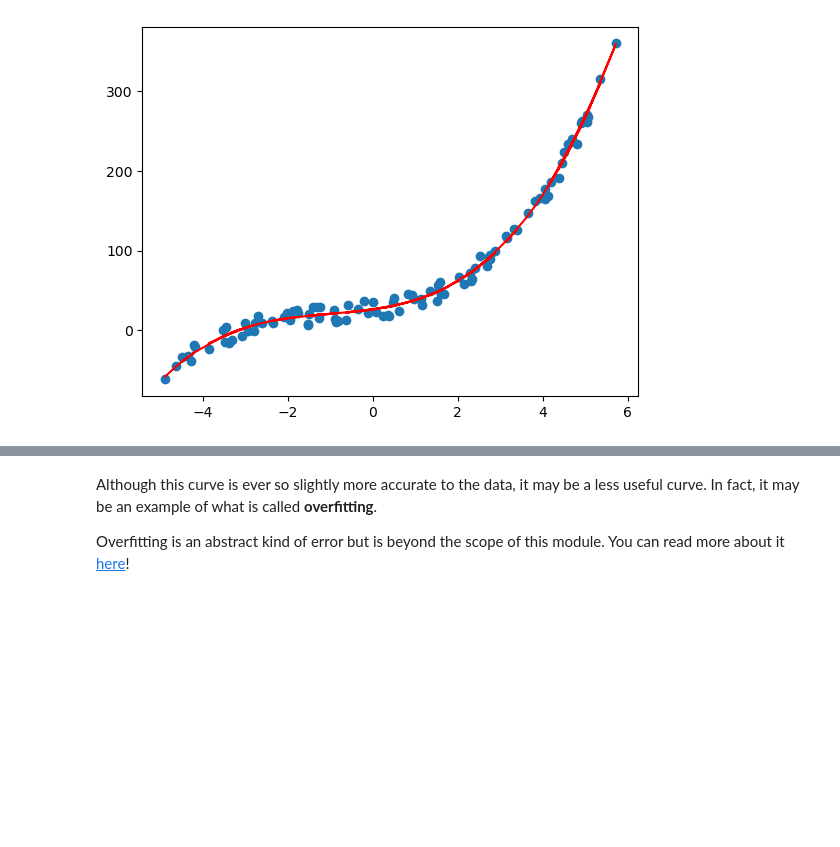
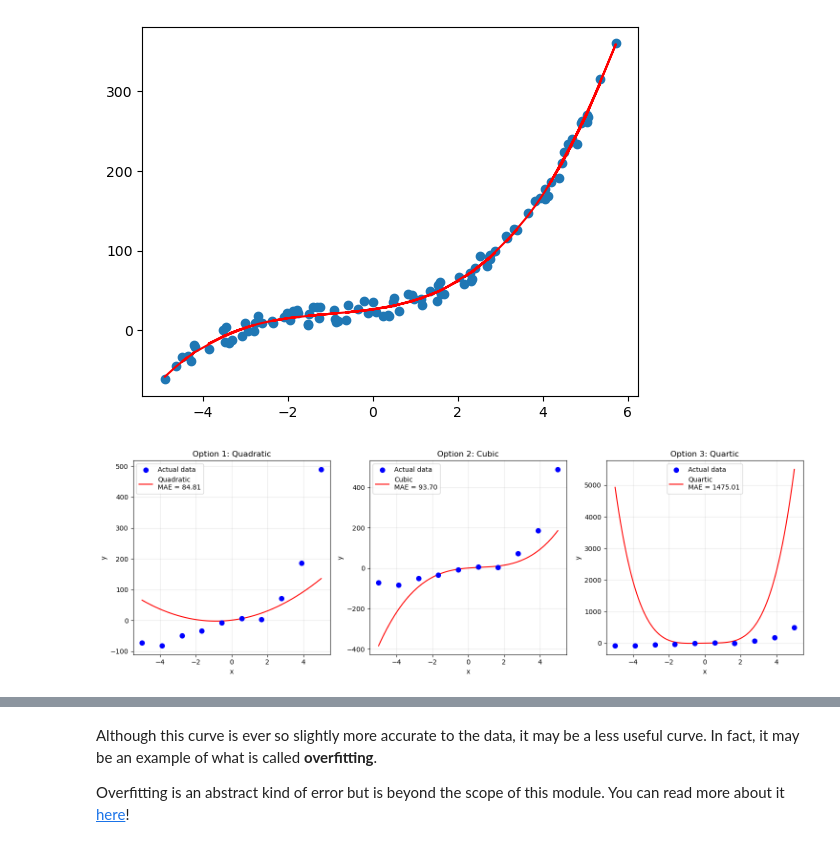
Before and after one commit to claireguoGH/bwsi-intro-python, a Jupyter notebook: mod5_intro_to_data_science/3_interpreting_data.ipynb, the cells around one changed output, grey strips where cells are left out. Drawn from its saved outputs; the diff is of its cells as text; code cells hidden in the pictures; blank space fills up the shorter version.

```diff
--- a/mod5_intro_to_data_science/3_interpreting_data.ipynb
+++ b/mod5_intro_to_data_science/3_interpreting_data.ipynb
@@ -109,3 +109,90 @@ plt.show()
 # %% [output]
 Mean error: 6.44
 [figure]
+# %%
+import numpy as np
+import pandas as pd
+import matplotlib.pyplot as plt
+
+# Given data
+x = np.linspace(-5, 5, 10)
+y_actual = np.array([-72, -82, -49, -33, -8, 7, 4, 72, 186, 490])
+
+# Define the three candidate functions
+def f1(x):
+    return 4*x**2 + 7*x + 1
+
+def f2(x):
+    return 2*x**3 - 4*x**2 + 7*x + 1
+
+def f3(x):
+    return 8.5*x**4 + 2*x**3 - 4*x**2 + 7*x + 1
+
+# Create smooth x values for plotting curves
+x_smooth = np.linspace(-5, 5, 200)
+
+# Calculate predictions and errors
+y1_pred = f1(x)
+y2_pred = f2(x)
+y3_pred = f3(x)
+
+# Calculate mean absolute error for each
+mae1 = np.mean(np.abs(y_actual - y1_pred))
+mae2 = np.mean(np.abs(y_actual - y2_pred))
+mae3 = np.mean(np.abs(y_actual - y3_pred))
+
+# Create the plot
+fig, axes = plt.subplots(1, 3, figsize=(15, 5))
+
+# Plot 1: Quadratic
+axes[0].scatter(x, y_actual, color='blue', s=50, label='Actual data', zorder=5)
+axes[0].plot(x_smooth, f1(x_smooth), color='red', label=f'Quadratic\nMAE = {mae1:.2f}')
+axes[0].set_xlabel('x')
+axes[0].set_ylabel('y')
+axes[0].set_title('Option 1: Quadratic')
+axes[0].legend()
+axes[0].grid(True, alpha=0.3)
+
+# Plot 2: Cubic
+axes[1].scatter(x, y_actual, color='blue', s=50, label='Actual data', zorder=5)
+axes[1].plot(x_smooth, f2(x_smooth), color='red', label=f'Cubic\nMAE = {mae2:.2f}')
+axes[1].set_xlabel('x')
+axes[1].set_ylabel('y')
+axes[1].set_title('Option 2: Cubic')
+axes[1].legend()
+axes[1].grid(True, alpha=0.3)
+
+# Plot 3: Quartic
+axes[2].scatter(x, y_actual, color='blue', s=50, label='Actual data', zorder=5)
+axes[2].plot(x_smooth, f3(x_smooth), color='red', label=f'Quartic\nMAE = {mae3:.2f}')
+axes[2].set_xlabel('x')
+axes[2].set_ylabel('y')
+axes[2].set_title('Option 3: Quartic')
+axes[2].legend()
+axes[2].grid(True, alpha=0.3)
+
+plt.tight_layout()
+plt.show()
+
+# Print summary
+print("Mean Absolute Errors:")
+print(f"Quadratic (Option 1): {mae1:.2f}")
+print(f"Cubic (Option 2): {mae2:.2f}")
+print(f"Quartic (Option 3): {mae3:.2f}")
+print()
+print(f"Best fit: Option {np.argmin([mae1, mae2, mae3]) + 1} (lowest MAE)")
+
+# Also plot all three on one graph for comparison
+plt.figure(figsize=(10, 6))
+plt.scatter(x, y_actual, color='black', s=80, label='Actual data', zorder=5)
+plt.plot(x_smooth, f1(x_smooth), label=f'Quadratic (MAE={mae1:.1f})', alpha=0.7)
+plt.plot(x_smooth, f2(x_smooth), label=f'Cubic (MAE={mae2:.1f})', alpha=0.7)
+plt.plot(x_smooth, f3(x_smooth), label=f'Quartic (MAE={mae3:.1f})', alpha=0.7)
+plt.xlabel('x')
+plt.ylabel('y')
+plt.title('Comparison of All Three Functions')
+plt.legend()
+plt.grid(True, alpha=0.3)
+plt.show()
+# %% [output]
+[figure, added]
```
Also changed, not shown: parts of 1 cell of this notebook.
